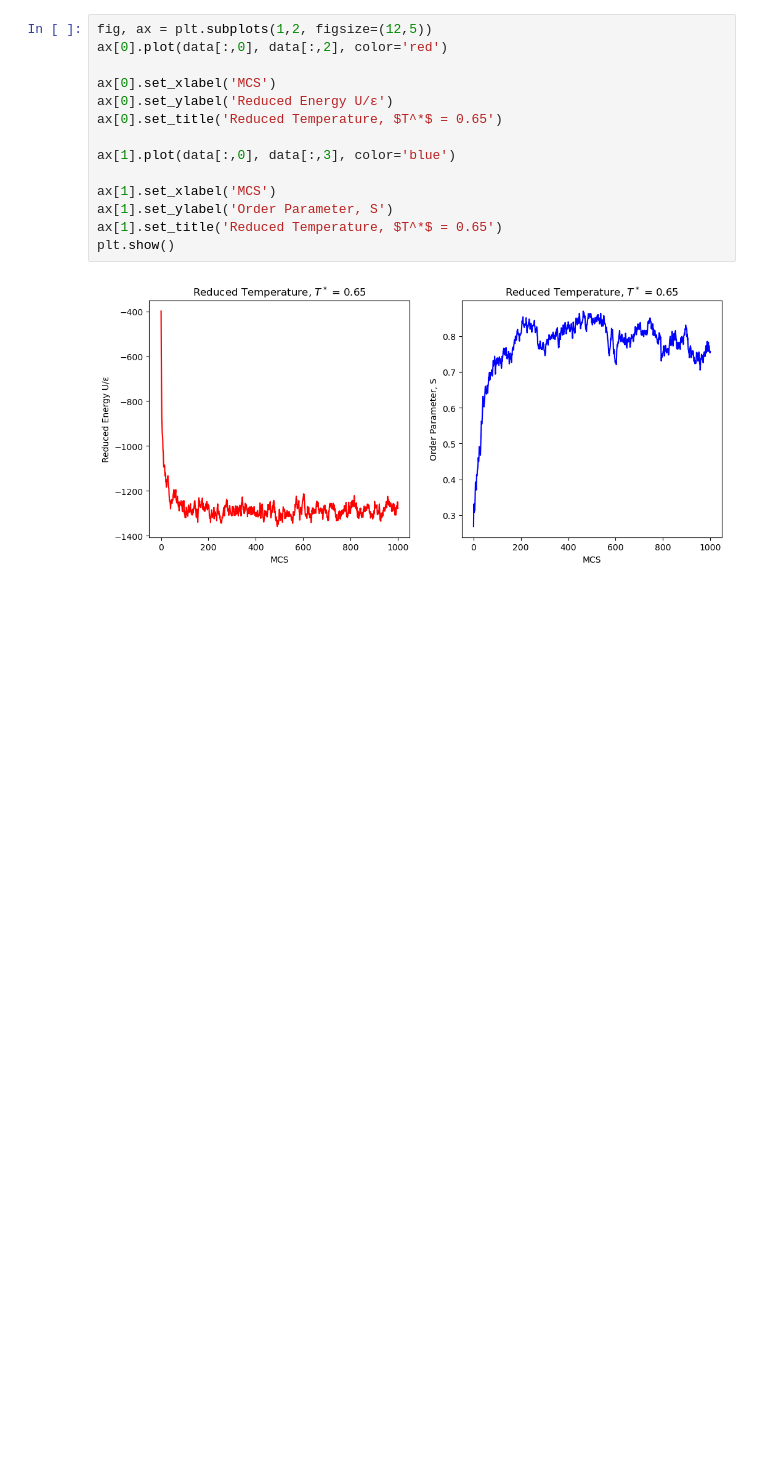
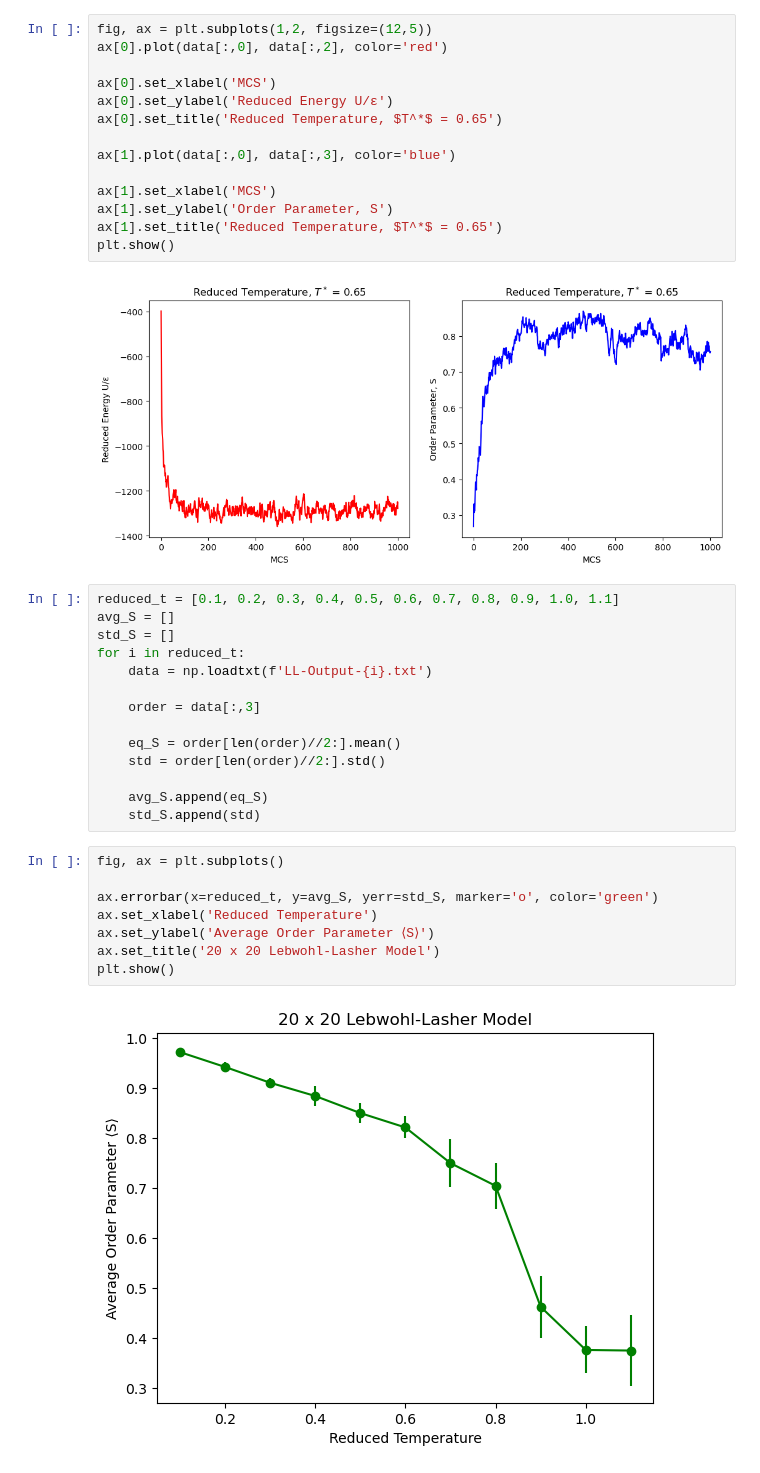
Before and after one commit to summerz04/LebwohlLasher, a Jupyter notebook: LebwohlLasher_Plotting.ipynb, the cells around one changed output. Saved outputs shown, nothing was run; the diff lists cells and outputs as text; blank space fills up the shorter version.

Commit message:
Reproducing plots

```diff
--- a/LebwohlLasher_Plotting.ipynb
+++ b/LebwohlLasher_Plotting.ipynb
@@ -28,3 +28,27 @@ ax[1].set_title('Reduced Temperature, $T^*$ = 0.65')
 plt.show()
 # %% [output]
 [figure]
+# %%
+reduced_t = [0.1, 0.2, 0.3, 0.4, 0.5, 0.6, 0.7, 0.8, 0.9, 1.0, 1.1]
+avg_S = []
+std_S = []
+for i in reduced_t:
+    data = np.loadtxt(f'LL-Output-{i}.txt')
+
+    order = data[:,3]
+
+    eq_S = order[len(order)//2:].mean()
+    std = order[len(order)//2:].std()
+
+    avg_S.append(eq_S)
+    std_S.append(std)
+# %%
+fig, ax = plt.subplots()
+
+ax.errorbar(x=reduced_t, y=avg_S, yerr=std_S, marker='o', color='green')
+ax.set_xlabel('Reduced Temperature')
+ax.set_ylabel('Average Order Parameter ⟨S⟩')
+ax.set_title('20 x 20 Lebwohl-Lasher Model')
+plt.show()
+# %% [output]
+[figure, added]
```
Also changed, not shown: 11 other files.
